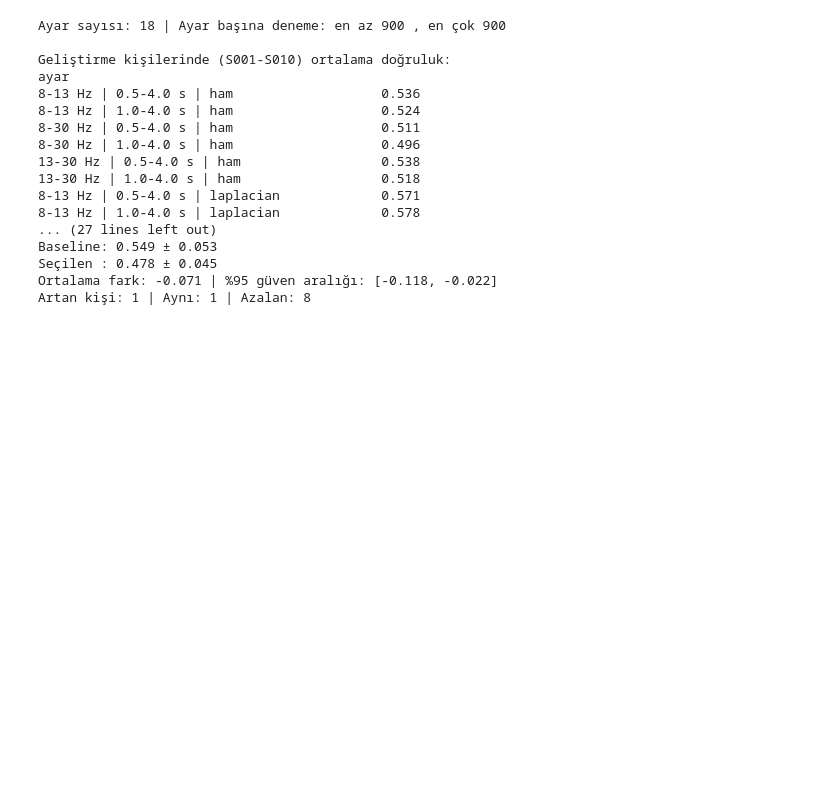
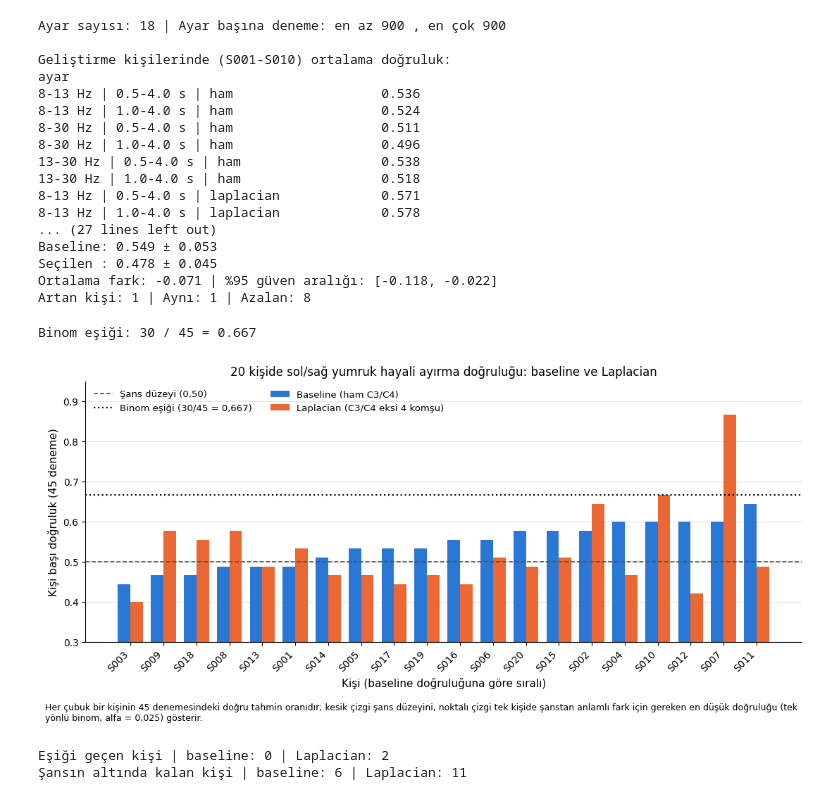
Before and after one commit to ikraugurlu/eem4011-proje, a Jupyter notebook: eem4011_proje.ipynb, the cells around one changed output. Drawn from its saved outputs; the diff is of its cells as text; code cells hidden in the pictures; blank space fills up the shorter version.

Commit message:
Kişi başı doğruluk şekli (baseline ve Laplacian) eklendi

```diff
--- a/eem4011_proje.ipynb
+++ b/eem4011_proje.ipynb
@@ -512,3 +514,50 @@ Baseline: 0.549 ± 0.053
 Seçilen : 0.478 ± 0.045
 Ortalama fark: -0.071 | %95 güven aralığı: [-0.118, -0.022]
 Artan kişi: 1 | Aynı: 1 | Azalan: 8
+# %%
+import matplotlib.pyplot as plt
+from scipy.stats import binom
+
+n_deneme = 45
+k_esik = next(k for k in range(n_deneme + 1) if binom.sf(k - 1, n_deneme, 0.5) <= 0.025)
+esik = k_esik / n_deneme
+print('Binom eşiği:', k_esik, '/', n_deneme, '=', round(esik, 3))
+
+sirali = karsilastirma.sort_values('baseline')
+x = np.arange(len(sirali))
+gen = 0.38
+
+fig, ax = plt.subplots(figsize=(11, 5.2))
+ax.bar(x - gen / 2, sirali['baseline'], gen, color='#2a78d6', label='Baseline (ham C3/C4)')
+ax.bar(x + gen / 2, sirali['laplacian'], gen, color='#eb6834', label='Laplacian (C3/C4 eksi 4 komşu)')
+ax.axhline(0.5, color='#52514e', linestyle='--', linewidth=1.2, label='Şans düzeyi (0,50)')
+ax.axhline(esik, color='#0b0b0b', linestyle=':', linewidth=1.6,
+           label=f'Binom eşiği ({k_esik}/{n_deneme} = {esik:.3f})'.replace('.', ','))
+
+ax.set_xticks(x)
+ax.set_xticklabels(sirali.index, rotation=45, ha='right', fontsize=10)
+ax.set_xlabel('Kişi (baseline doğruluğuna göre sıralı)', fontsize=11)
+ax.set_ylabel('Kişi başı doğruluk (45 deneme)', fontsize=11)
+ax.set_ylim(0.3, 0.95)
+ax.set_title('20 kişide sol/sağ yumruk hayali ayırma doğruluğu: baseline ve Laplacian', fontsize=12)
+ax.legend(frameon=False, ncol=2, loc='upper left', fontsize=9.5)
+ax.grid(axis='y', color='#e5e4e0', linewidth=0.8)
+ax.set_axisbelow(True)
+for kenar in ['top', 'right']:
+    ax.spines[kenar].set_visible(False)
+
+aciklama = ('Her çubuk bir kişinin 45 denemesindeki doğru tahmin oranıdır; kesik çizgi şans düzeyini, '
+            'noktalı çizgi tek kişide şanstan anlamlı fark için gereken en düşük doğruluğu '
+            '(tek yönlü binom, alfa = 0,025) gösterir.')
+fig.text(0.01, 0.005, aciklama, fontsize=9, wrap=True)
+fig.tight_layout(rect=(0, 0.06, 1, 1))
+fig.savefig('/content/drive/MyDrive/sekil_kisi_basi_dogruluk.png', dpi=150, bbox_inches='tight', pad_inches=0.15)
+plt.show()
+
+print('Eşiği geçen kişi | baseline:', (sirali['baseline'] >= esik).sum(), '| Laplacian:', (sirali['laplacian'] >= esik).sum())
+print('Şansın altında kalan kişi | baseline:', (sirali['baseline'] < 0.5).sum(), '| Laplacian:', (sirali['laplacian'] < 0.5).sum())
+# %% [output]
+Binom eşiği: 30 / 45 = 0.667
+[figure, added]
+Eşiği geçen kişi | baseline: 0 | Laplacian: 2
+Şansın altında kalan kişi | baseline: 6 | Laplacian: 11
```
Also changed, not shown: parts of 1 cell of this notebook.
